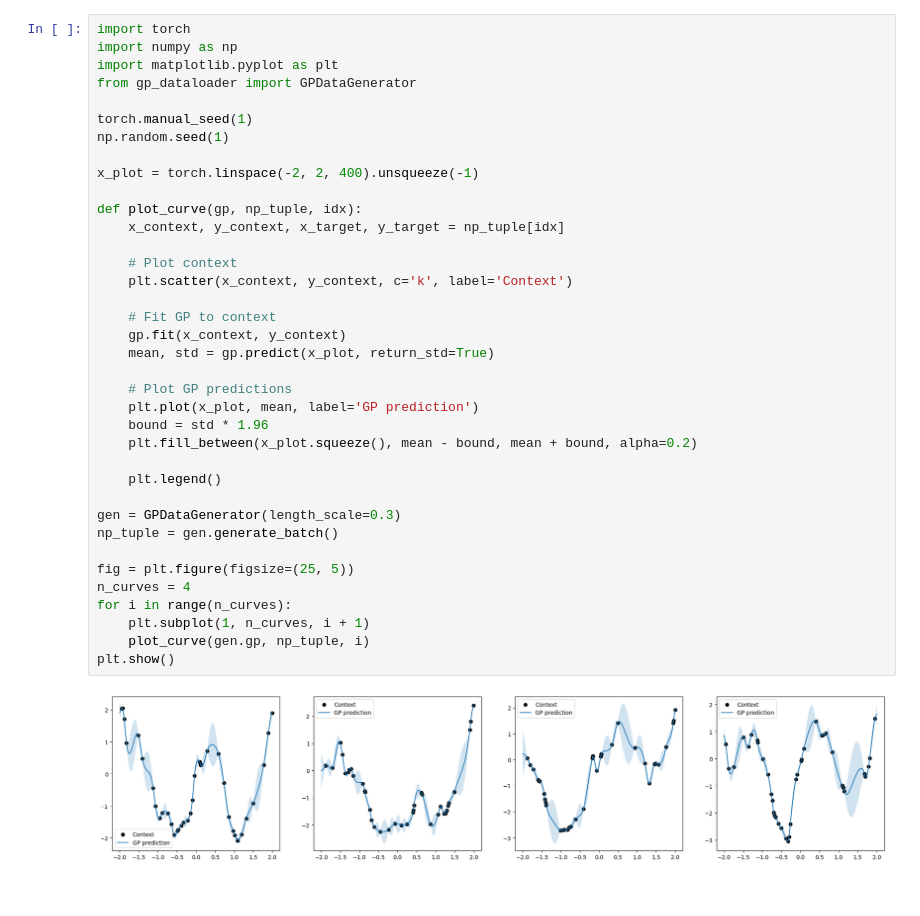
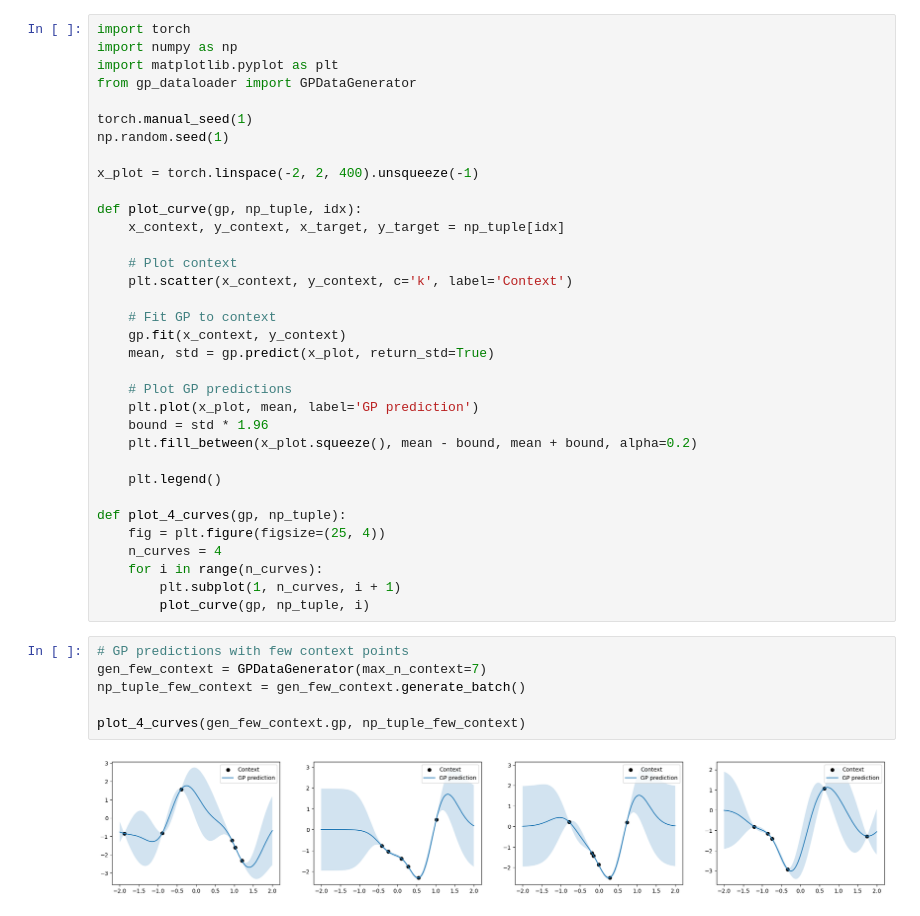
Before and after one commit to tlc4418/neural-processes, a Jupyter notebook: dataset_visualizer.ipynb, the cells around one changed output. Saved outputs shown, nothing was run; the diff lists cells and outputs as text.

```diff
--- a/dataset_visualizer.ipynb
+++ b/dataset_visualizer.ipynb
@@ -26,14 +26,17 @@ def plot_curve(gp, np_tuple, idx):
 
     plt.legend()
 
-gen = GPDataGenerator(length_scale=0.3)
-np_tuple = gen.generate_batch()
-
-fig = plt.figure(figsize=(25, 5))
-n_curves = 4
-for i in range(n_curves):
-    plt.subplot(1, n_curves, i + 1)
-    plot_curve(gen.gp, np_tuple, i)
-plt.show()
+def plot_4_curves(gp, np_tuple):
+    fig = plt.figure(figsize=(25, 4))
+    n_curves = 4
+    for i in range(n_curves):
+        plt.subplot(1, n_curves, i + 1)
+        plot_curve(gp, np_tuple, i)
-# %% [output]
-[figure, removed]
+# %%
+# GP predictions with few context points
+gen_few_context = GPDataGenerator(max_n_context=7)
+np_tuple_few_context = gen_few_context.generate_batch()
+
+plot_4_curves(gen_few_context.gp, np_tuple_few_context)
+# %% [output]
+[figure, added]
```
Also changed, not shown: parts of 2 cells of this notebook, 1 other file.
